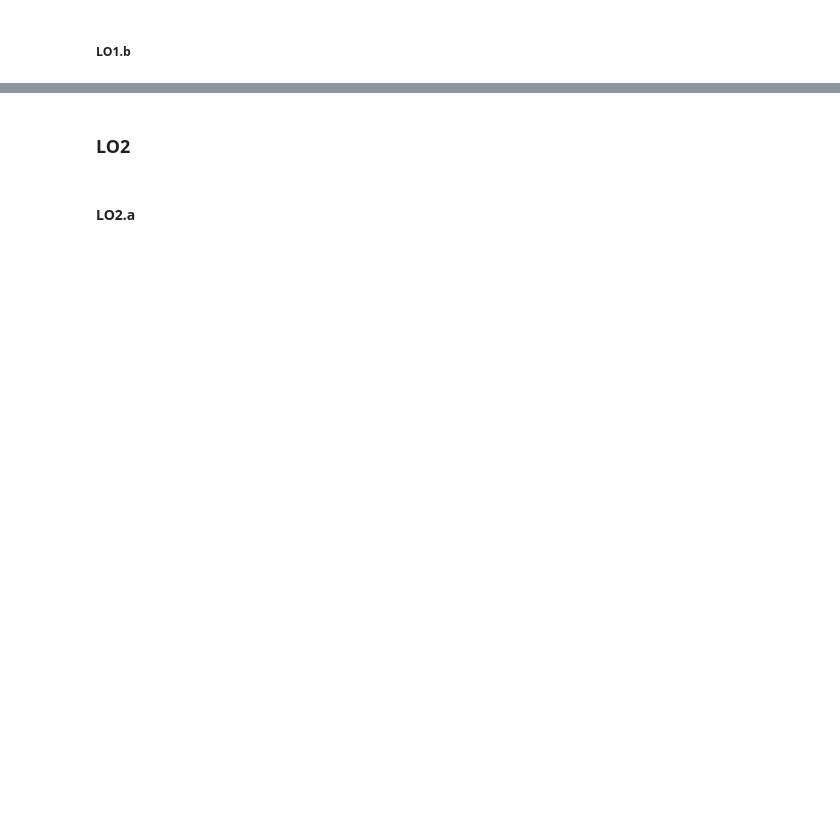
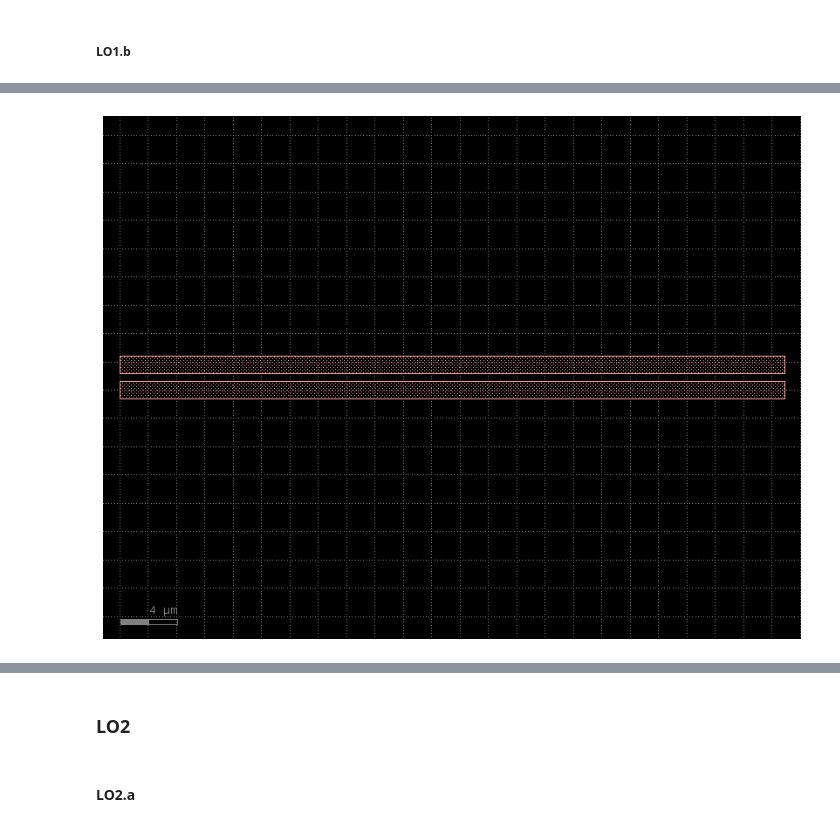
Before and after one commit to BlancaBuenoMartinez/cifoin-lab4, a Jupyter notebook: LAYOUT_Student.ipynb, the cells around one changed output, grey strips where cells are left out. Cells and saved outputs as stored; diff of their text form; code cells hidden in the pictures; blank space fills up the shorter version.

```diff
--- a/LAYOUT_Student.ipynb
+++ b/LAYOUT_Student.ipynb
@@ -370,0 +314,25 @@ ring.show()
+# %%
+# Directional Coupler
+L = 93.8 / 2
+gap = 0.6
+width = 1.2
+separation = width + gap
+
+xs = gf.cross_section.strip(width=width, layer="WG")
+DC = gf.Component()
+wg1 = DC.add_ref(
+    gf.components.straight(
+        length=L,
+        cross_section=xs
+    )
+)
+wg2 = DC.add_ref(
+    gf.components.straight(
+        length=L,
+        cross_section=xs
+    )
+)
+wg2.movey(separation)
+DC.plot()
+DC.show()
+# %% [output]
@@ -370,0 +340 @@ ring.show()
+[figure, added]
```
Also changed, not shown: parts of 42 cells of this notebook, 2 other files.
